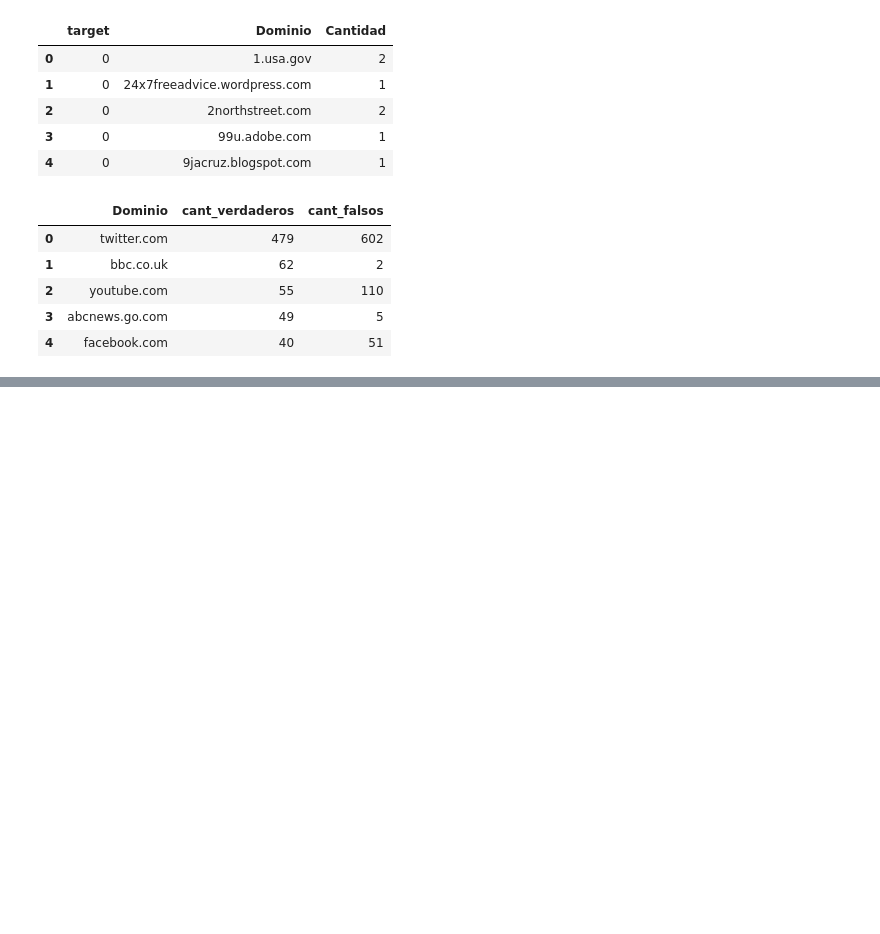
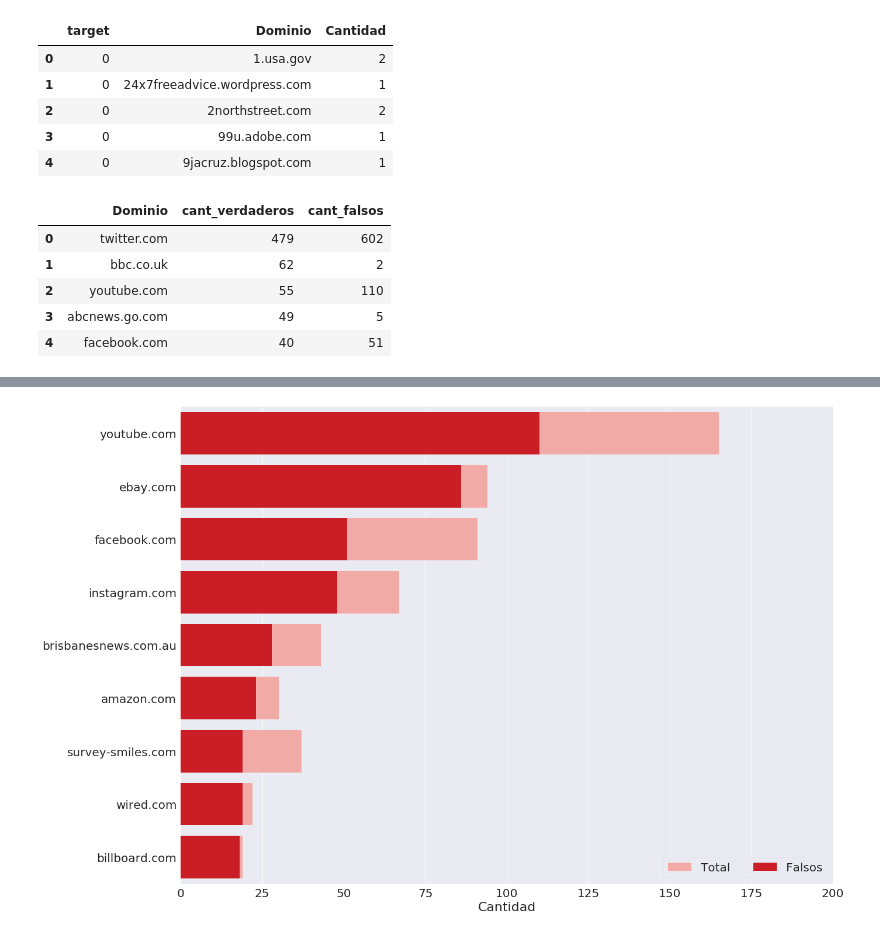
Before and after one commit to freedocx/CovidNPLDisaster, a Jupyter notebook: Javier/Analysis.ipynb, the cells around one changed output, grey strips where cells are left out. Cells and saved outputs as stored; diff of their text form; code cells hidden in the pictures; blank space fills up the shorter version.

```diff
--- a/Javier/Analysis.ipynb
+++ b/Javier/Analysis.ipynb
@@ -426,0 +426,31 @@ sns.despine(left=True, bottom=True)
+# %%
+
+sns.set(style="whitegrid")
+
+# Initialize the matplotlib figure
+sns.set(font_scale=2)  # crazy big
+f, ax = plt.subplots(figsize=(20, 15))
+
+# Load the example car crash dataset
+crashes = dfJoin.sort_values("cant_falsos", ascending=False).head(10)
+crashes = crashes.iloc[1:,:]
+# Plot the total crashes
+
+sns.set_color_codes("pastel")
+sns.barplot(x="cant_total", y="Dominio", data=crashes,
+            label="Total", color="r")
+
+# Plot the crashes where alcohol was involved
+sns.set_color_codes("bright")
+sns.barplot(x="cant_falsos", y="Dominio", data=crashes,
+            label="Falsos", color="r")
+
+
+# Add a legend and informative axis label
+ax.legend(ncol=2, loc="lower right", frameon=True)
+ax.set(xlim=(0, 200), ylabel="",
+       xlabel="Cantidad")
+
+sns.despine(left=True, bottom=True)
+# %% [output]
+[figure, added]
```
Also changed, not shown: parts of 11 cells of this notebook.
